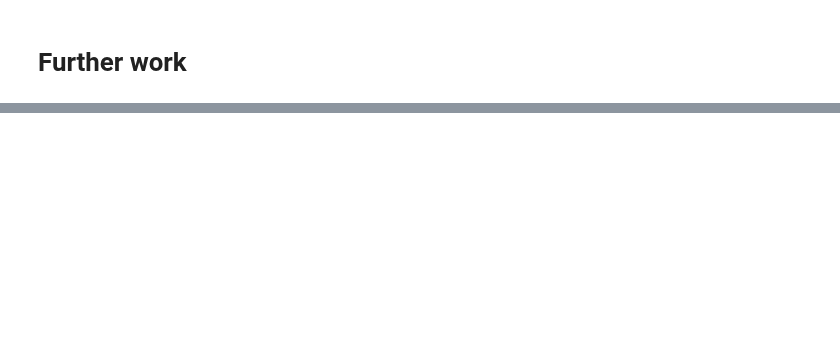
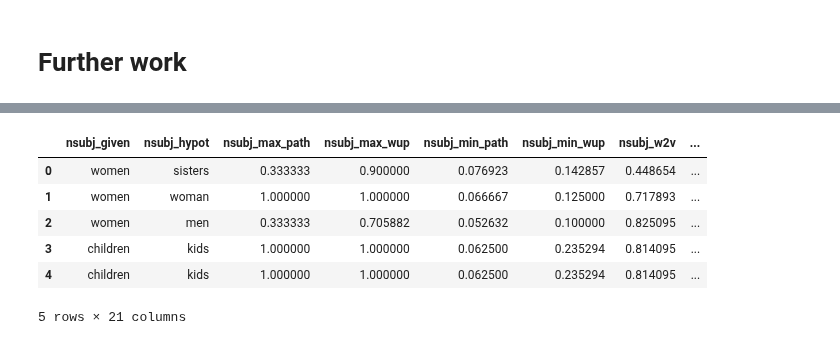
Before and after one commit to sudodoki/prj-nlp, a Jupyter notebook: students/sudodoki/10-textual-entailment/10-textual-entailment.ipynb, the cells around one changed output, grey strips where cells are left out. Cells and saved outputs as stored; diff of their text form; code cells hidden in the pictures; blank space fills up the shorter version.

```diff
--- a/students/sudodoki/10-textual-entailment/10-textual-entailment.ipynb
+++ b/students/sudodoki/10-textual-entailment/10-textual-entailment.ipynb
@@ -176,0 +356,6 @@ First I tried memoizing spacy's work and jupyter just ate all the available RAM
+# %%
+start = time.time()
+dev_X = df_dev.apply(to_wn_X, axis=1).fillna(0)
+print(f'took {time.time() - start:.2f} sec')
+dev_X.head(5)
+# %% [output]
@@ -176,0 +363,7 @@ First I tried memoizing spacy's work and jupyter just ate all the available RAM
+|  | nsubj_given | nsubj_hypot | nsubj_max_path | nsubj_max_wup | nsubj_min_path | nsubj_min_wup | nsubj_w2v | ... |
+| 0 | women | sisters | 0.333333 | 0.900000 | 0.076923 | 0.142857 | 0.448654 | ... |
+| 1 | women | woman | 1.000000 | 1.000000 | 0.066667 | 0.125000 | 0.717893 | ... |
+| 2 | women | men | 0.333333 | 0.705882 | 0.052632 | 0.100000 | 0.825095 | ... |
+| 3 | children | kids | 1.000000 | 1.000000 | 0.062500 | 0.235294 | 0.814095 | ... |
+| 4 | children | kids | 1.000000 | 1.000000 | 0.062500 | 0.235294 | 0.814095 | ... |
+5 rows × 21 columns
```
Also changed, not shown: parts of 33 cells of this notebook.
